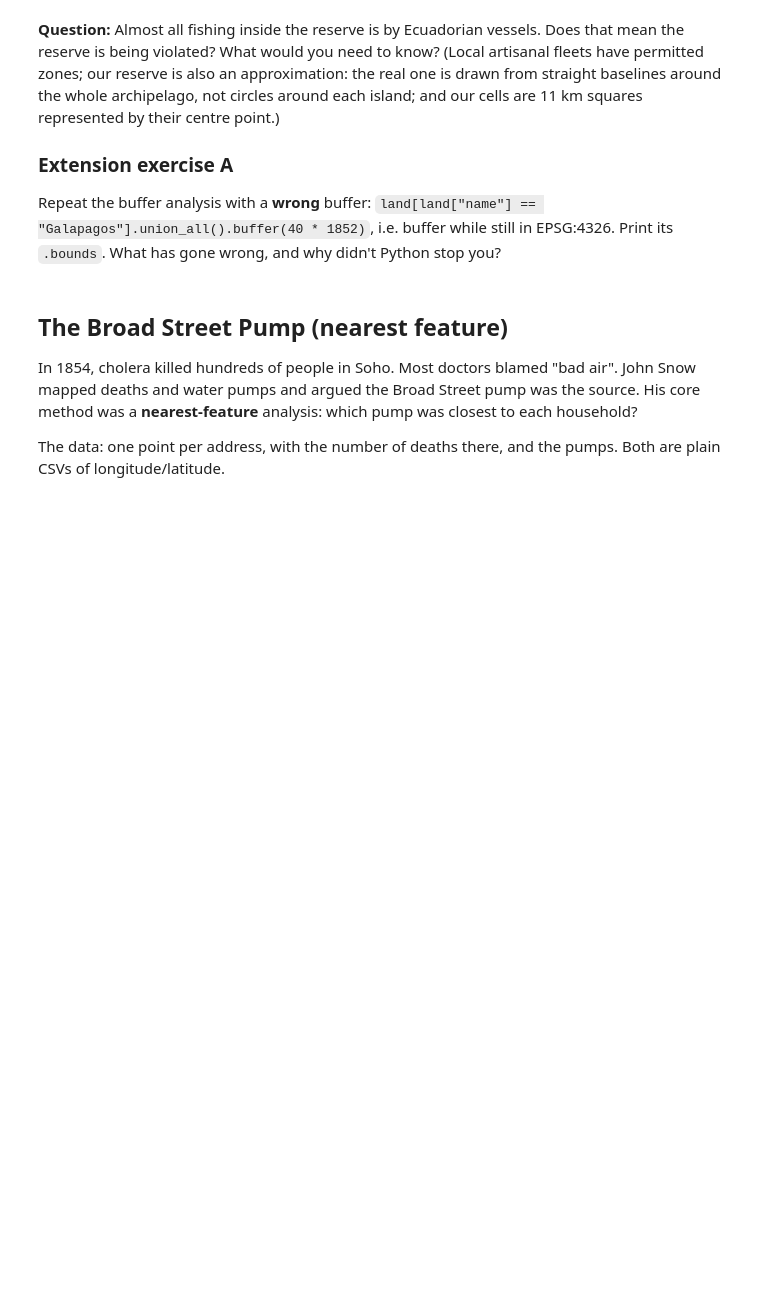
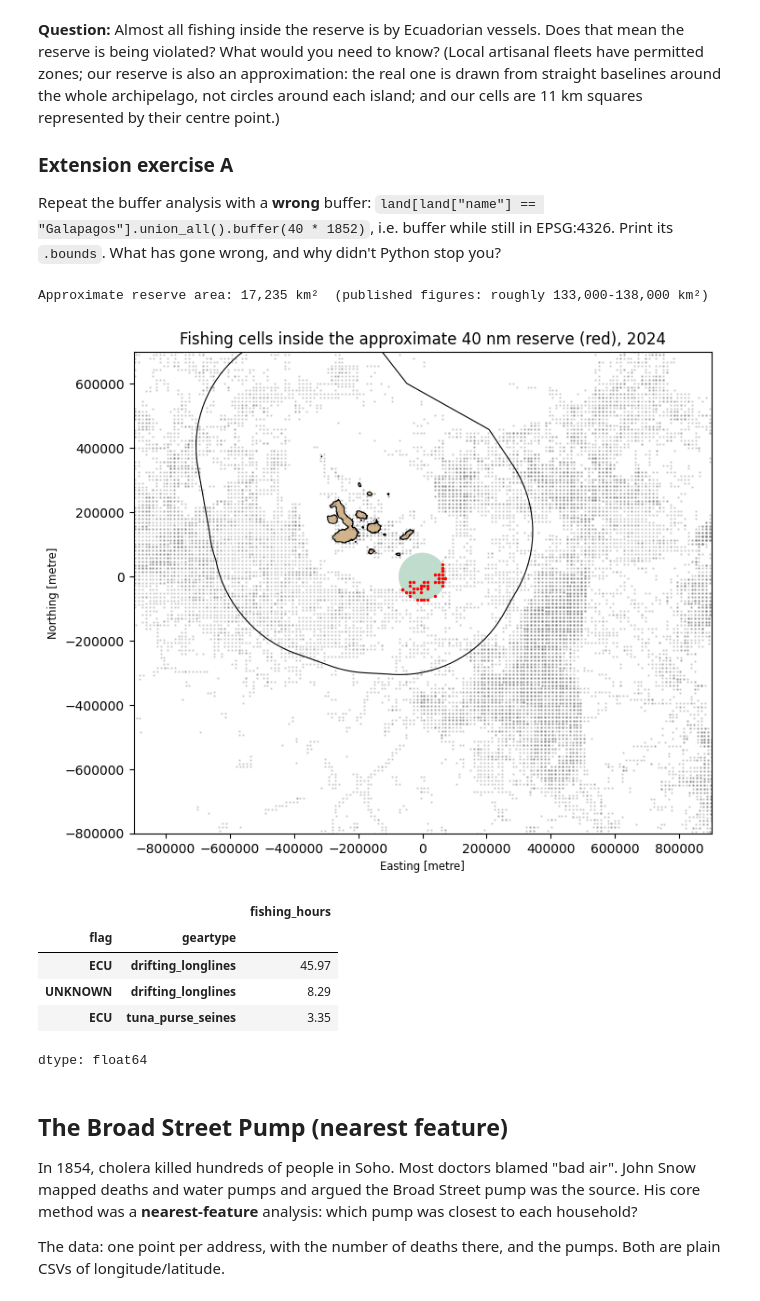
Before and after one commit to aekeana/QM2, a Jupyter notebook: notebooks/W03. Spatial Data.ipynb, the cells around one changed output. Cells and saved outputs as stored; diff of their text form; code cells hidden in the pictures; blank space fills up the shorter version.

```diff
--- a/notebooks/W03. Spatial Data.ipynb
+++ b/notebooks/W03. Spatial Data.ipynb
@@ -576,3 +574,31 @@ Repeat the buffer analysis with a **wrong** buffer: `land[land["name"] == "Galap
+# %%
+islands = land[land["name"] == "Galapagos"].to_crs(PROJ)
+reserve = land[land["name"] == "Galapagos"].union_all().buffer(40 * 1852)       # one shape: all islands merged, then buffered
+print(f"Approximate reserve area: {reserve.area / 1e6:,.0f} km²  (published figures: roughly 133,000-138,000 km²)")
+
+cells_m = cells.to_crs(PROJ)
+in_reserve = cells_m[cells_m.within(reserve)]
+
+fig, ax = plt.subplots(figsize=(8, 7))
+gpd.GeoSeries([galapagos], crs=PROJ).boundary.plot(ax=ax, color="black", linewidth=0.8)
+gpd.GeoSeries([reserve], crs=PROJ).plot(ax=ax, color="seagreen", alpha=0.3)
+islands.plot(ax=ax, color="tan")
+cells_m.plot(ax=ax, markersize=0.5, color="grey", alpha=0.3)
+in_reserve.plot(ax=ax, markersize=2, color="red")
+ax.set_xlim(-900e3, 900e3); ax.set_ylim(-800e3, 700e3)
+ax.set_title("Fishing cells inside the approximate 40 nm reserve (red), 2024")
+plt.show()
+
+in_reserve.groupby(["flag", "geartype"])["fishing_hours"].sum().sort_values(ascending=False).head()
+# %% [output]
+Approximate reserve area: 17,235 km²  (published figures: roughly 133,000-138,000 km²)
+[figure, added]
+|  |  | fishing_hours |
+| flag | geartype |  |
+| ECU | drifting_longlines | 45.97 |
+| UNKNOWN | drifting_longlines | 8.29 |
+| ECU | tuna_purse_seines | 3.35 |
+dtype: float64
 # %% [markdown]
 ## The Broad Street Pump (nearest feature)
 
```
Also changed, not shown: parts of 18 cells of this notebook.
